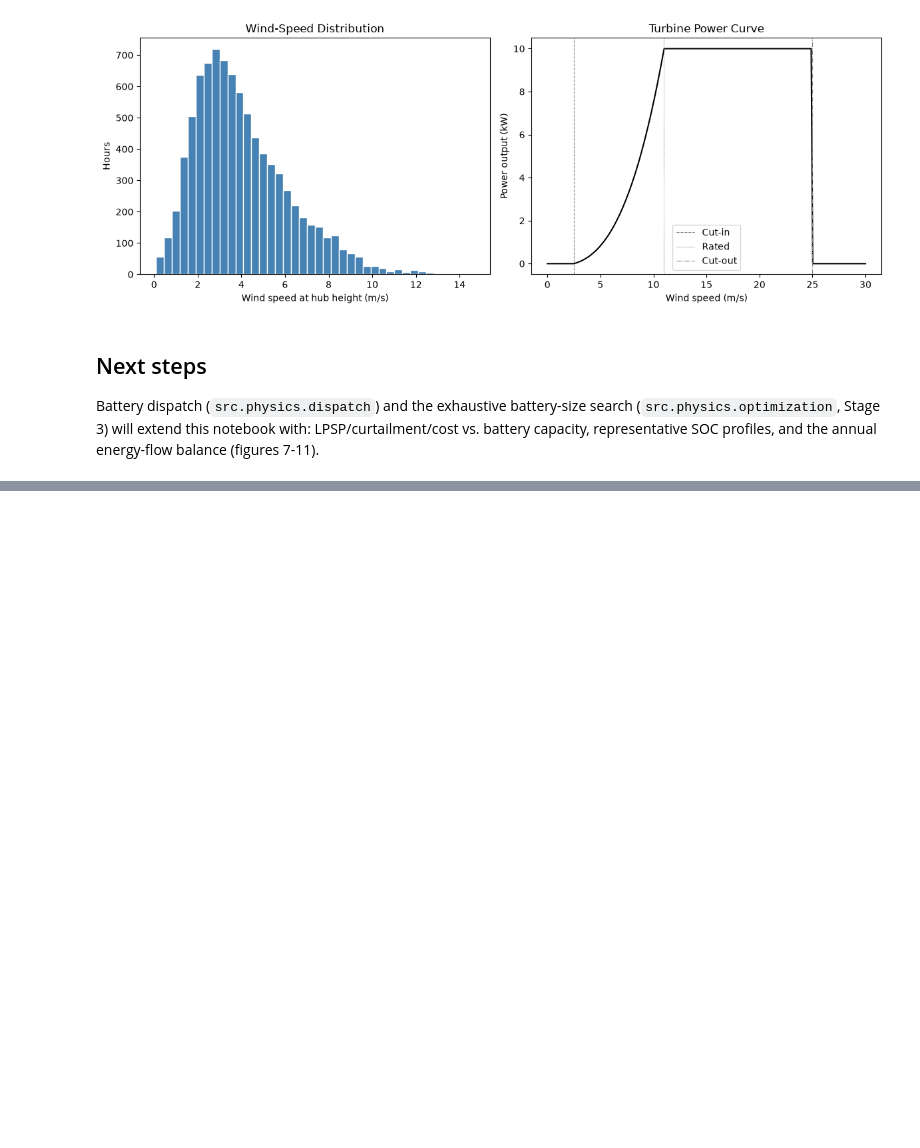
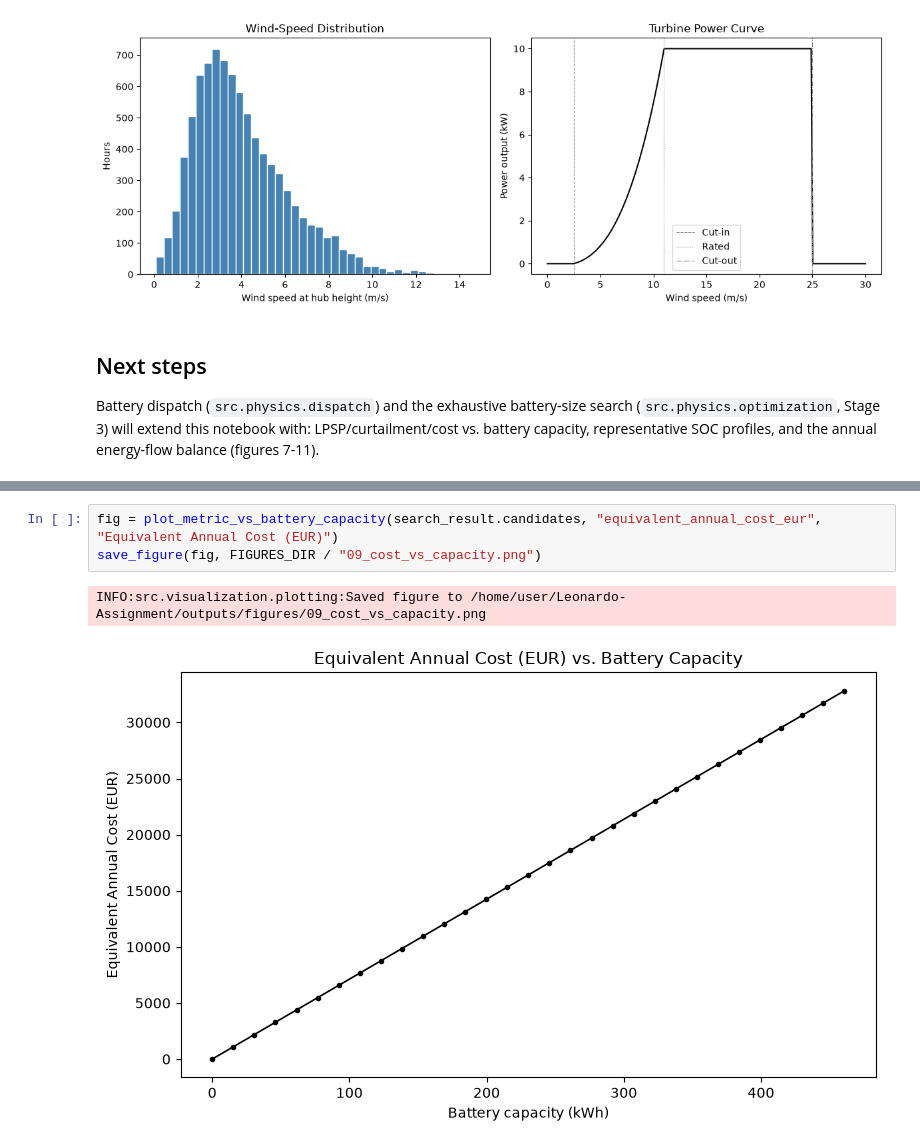
Before and after one commit to sulhos/Leonardo-Assignment, a Jupyter notebook: notebooks/01_mechanistic_model.ipynb, the cells around one changed output, grey strips where cells are left out. Cells and saved outputs as stored; diff of their text form; blank space fills up the shorter version.

```diff
--- a/notebooks/01_mechanistic_model.ipynb
+++ b/notebooks/01_mechanistic_model.ipynb
@@ -202,0 +347,6 @@ Battery dispatch (`src.physics.dispatch`) and the exhaustive battery-size search
+# %%
+fig = plot_metric_vs_battery_capacity(search_result.candidates, "equivalent_annual_cost_eur", "Equivalent Annual Cost (EUR)")
+save_figure(fig, FIGURES_DIR / "09_cost_vs_capacity.png")
+# %% [output]
+INFO:src.visualization.plotting:Saved figure to /home/user/Leonardo-Assignment/outputs/figures/09_cost_vs_capacity.png
+[figure, added]
```
Also changed, not shown: parts of 15 cells of this notebook, 6 other files.
